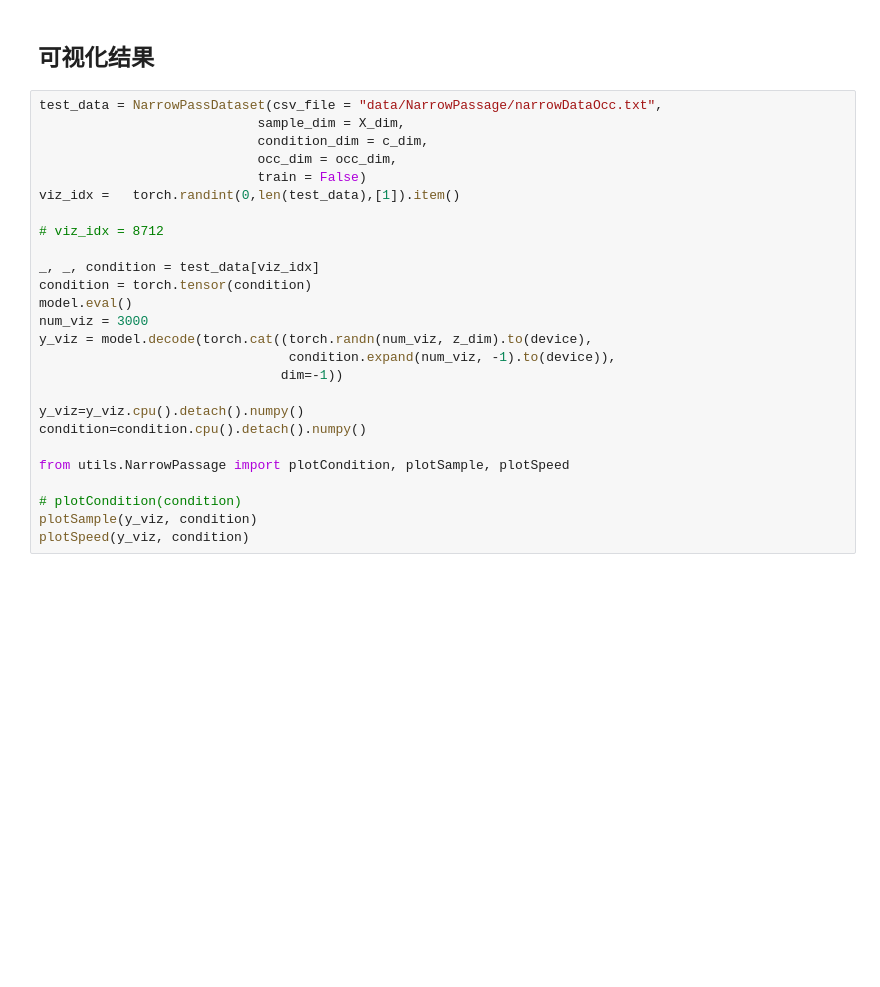
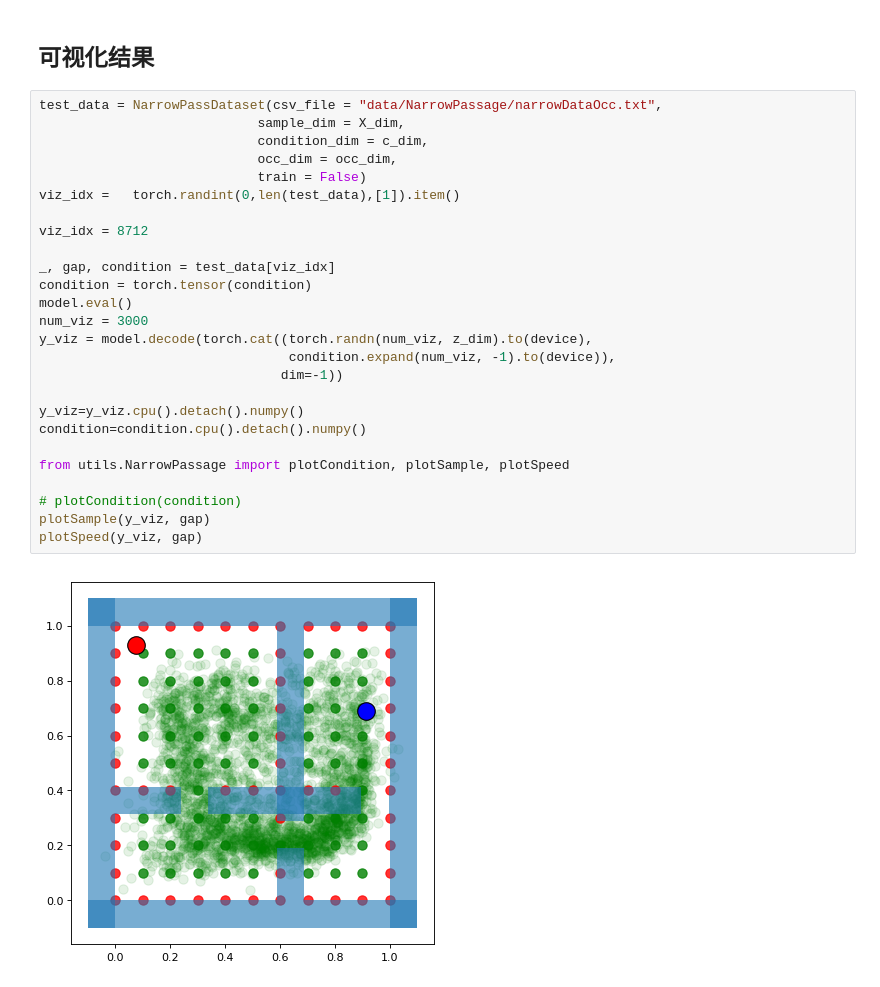
Before and after one commit to KarlRong/VAE-Motion-Planning, a Jupyter notebook: cvae_occ-deeper.ipynb, the cells around one changed output. Saved outputs shown, nothing was run; the diff lists cells and outputs as text; blank space fills up the shorter version.

```diff
--- a/cvae_occ-deeper.ipynb
+++ b/cvae_occ-deeper.ipynb
@@ -145,26 +145,28 @@ Train Epoch: 773 [25600/66984 (38%)]    Loss: 0.005920
 # %%
 test_data = NarrowPassDataset(csv_file = "data/NarrowPassage/narrowDataOcc.txt",
                             sample_dim = X_dim,
                             condition_dim = c_dim,
                             occ_dim = occ_dim,
                             train = False)
 viz_idx =   torch.randint(0,len(test_data),[1]).item()
 
-# viz_idx = 8712
+viz_idx = 8712
 
-_, _, condition = test_data[viz_idx]
+_, gap, condition = test_data[viz_idx]
 condition = torch.tensor(condition)
 model.eval()
 num_viz = 3000
 y_viz = model.decode(torch.cat((torch.randn(num_viz, z_dim).to(device),
                                 condition.expand(num_viz, -1).to(device)),
                                dim=-1))
 
 y_viz=y_viz.cpu().detach().numpy()
 condition=condition.cpu().detach().numpy()
 
 from utils.NarrowPassage import plotCondition, plotSample, plotSpeed
 
 # plotCondition(condition)
-plotSample(y_viz, condition)
-plotSpeed(y_viz, condition)
+plotSample(y_viz, gap)
+plotSpeed(y_viz, gap)
+# %% [output]
+[figure, added]
```
Also changed, not shown: parts of 3 cells of this notebook, 11 other files.
